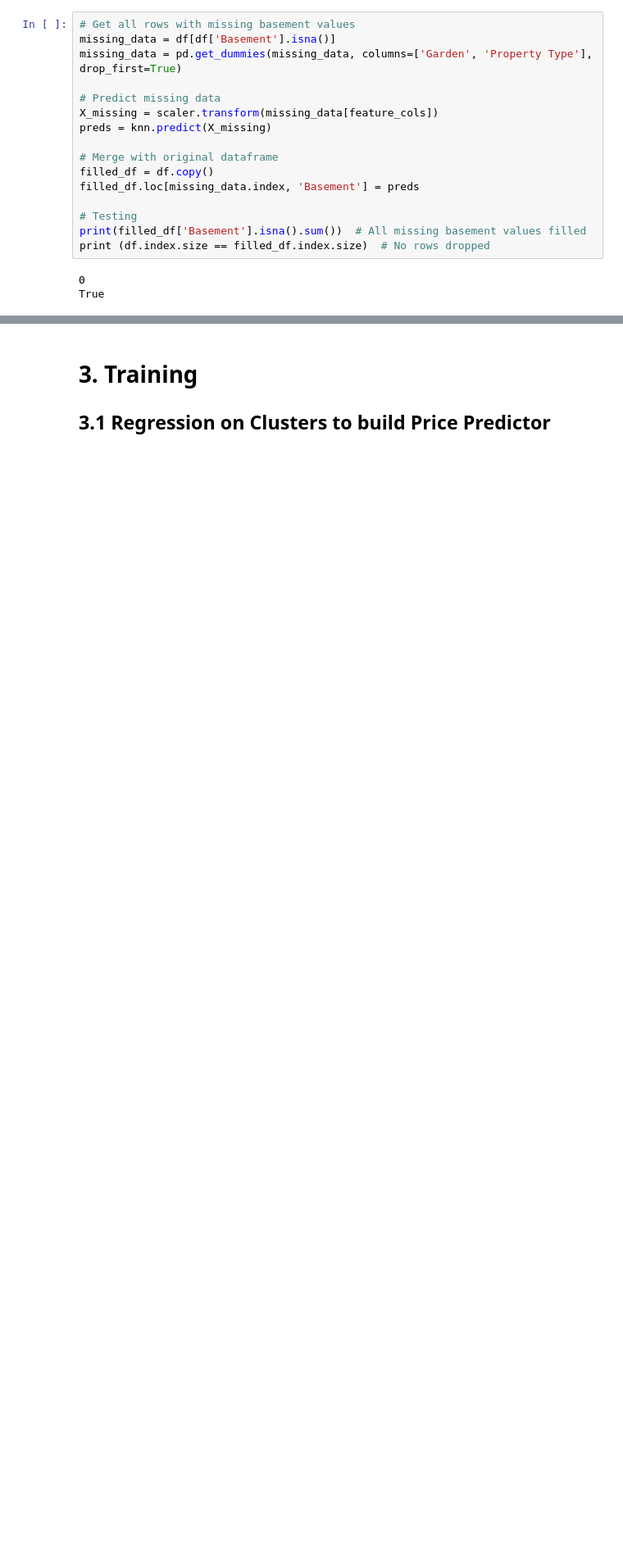
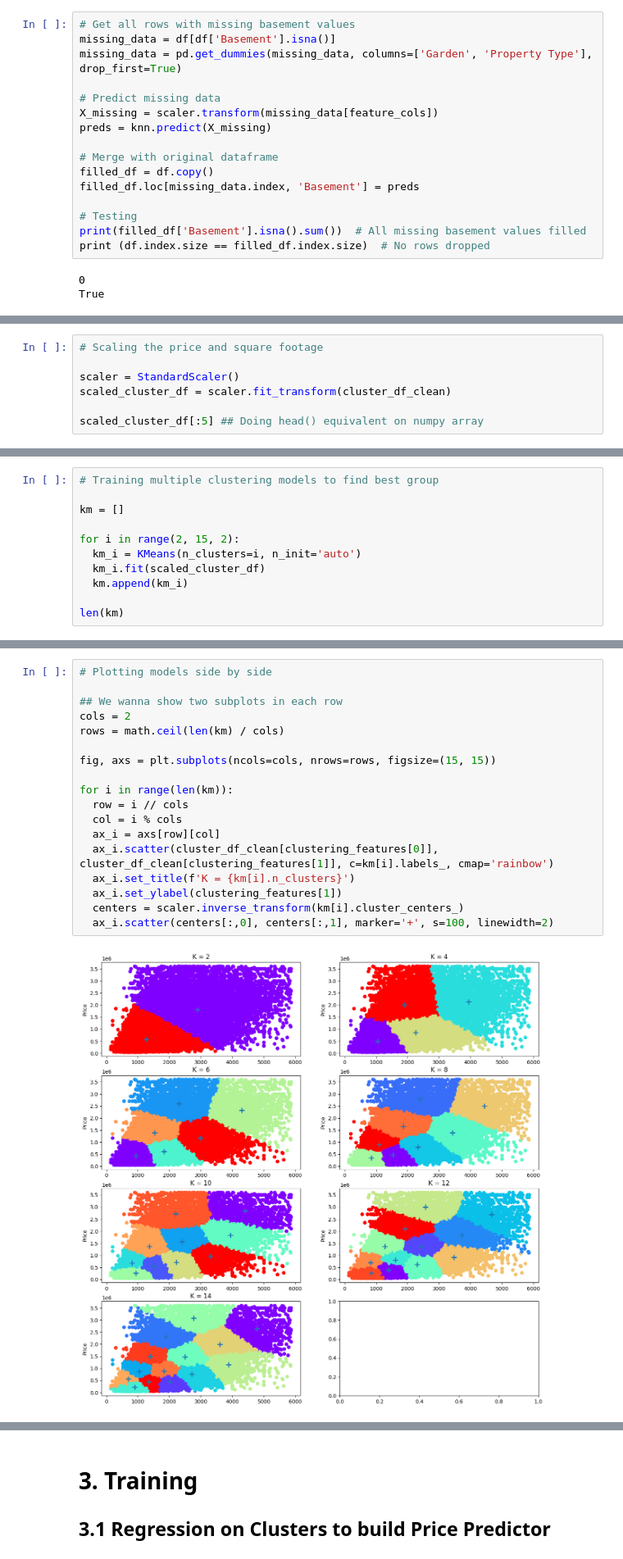
Before and after one commit to mrishab/COMP381_FinalProject, a Jupyter notebook: RealEstateDeals.ipynb, the cells around one changed output, grey strips where cells are left out. Shown at 82% size. Saved outputs shown, nothing was run; the diff lists cells and outputs as text; blank space fills up the shorter version.

```diff
--- a/RealEstateDeals.ipynb
+++ b/RealEstateDeals.ipynb
@@ -199,0 +290,7 @@ True
+# %%
+# Scaling the price and square footage
+
+scaler = StandardScaler()
+scaled_cluster_df = scaler.fit_transform(cluster_df_clean)
+
+scaled_cluster_df[:5] ## Doing head() equivalent on numpy array
@@ -199,0 +303,11 @@ True
+# %%
+# Training multiple clustering models to find best group
+
+km = []
+
+for i in range(2, 15, 2):
+  km_i = KMeans(n_clusters=i, n_init='auto')
+  km_i.fit(scaled_cluster_df)
+  km.append(km_i)
+
+len(km)
@@ -199,0 +316,20 @@ True
+# %%
+# Plotting models side by side
+
+## We wanna show two subplots in each row
+cols = 2
+rows = math.ceil(len(km) / cols)
+
+fig, axs = plt.subplots(ncols=cols, nrows=rows, figsize=(15, 15))
+
+for i in range(len(km)):
+  row = i // cols
+  col = i % cols
+  ax_i = axs[row][col]
+  ax_i.scatter(cluster_df_clean[clustering_features[0]], cluster_df_clean[clustering_features[1]], c=km[i].labels_, cmap='rainbow')
+  ax_i.set_title(f'K = {km[i].n_clusters}')
+  ax_i.set_ylabel(clustering_features[1])
+  centers = scaler.inverse_transform(km[i].cluster_centers_)
+  ax_i.scatter(centers[:,0], centers[:,1], marker='+', s=100, linewidth=2)
+# %% [output]
+[figure, added]
```
Also changed, not shown: parts of 13 cells of this notebook.
